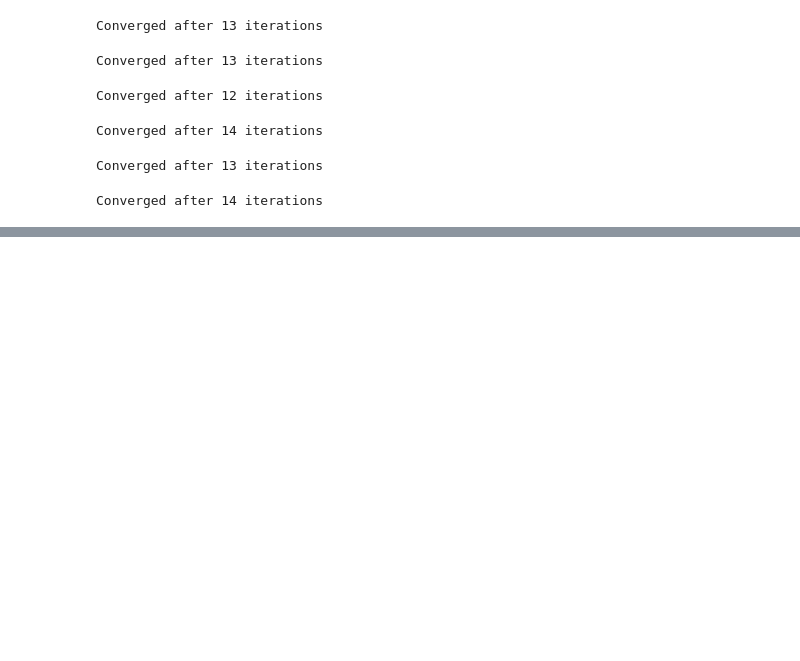
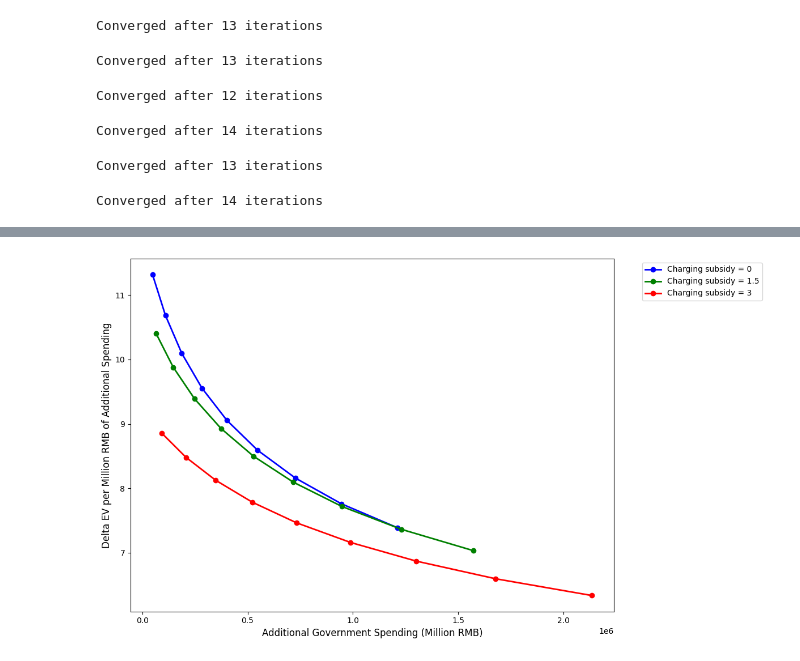
Before and after one commit to RBW021121/MSc-Dissertation, a Jupyter notebook: 7. Counterfactual.ipynb, the cells around one changed output, grey strips where cells are left out. Saved outputs shown, nothing was run; the diff lists cells and outputs as text; code cells hidden in the pictures; blank space fills up the shorter version.

```diff
--- a/7. Counterfactual.ipynb
+++ b/7. Counterfactual.ipynb
@@ -1055,0 +1077,36 @@ plt.show()
+# %%
+# Plot cost-effectiveness against additional spending
+results_df = results_df.sort_values(['charging_subsidy', 'delta_spending_millions'])
+
+# Select specific charging subsidy levels to show
+selected_charging_levels = [0, 1.5, 3]
+colors = ['blue', 'green', 'red']
+labels = ['No charging subsidy', 'Medium charging subsidy', 'High charging subsidy']
+
+# Create the plot
+plt.figure(figsize=(12, 7))
+
+for charging_level, color, label in zip(selected_charging_levels, colors, labels):
+    # Get data for this charging subsidy level and exclude zero spending
+    subset = results_df[
+        (results_df['charging_subsidy'] == charging_level) &
+        (results_df['delta_spending_millions'] > 0)
+    ].copy()
+    subset = subset.sort_values('delta_spending_millions')
+
+    # Plot delta_ev per million spent against delta_spending
+    plt.plot(subset['delta_spending_millions'],
+             subset['ev_per_million'],
+             color=color,
+             label=f'Charging subsidy = {charging_level}',
+             marker='o',
+             linewidth=2,
+             markersize=6)
+
+plt.xlabel('Additional Government Spending (Million RMB)', fontsize=12)
+plt.ylabel('Delta EV per Million RMB of Additional Spending', fontsize=12)
+plt.legend(bbox_to_anchor=(1.05, 1), loc='upper left')
+plt.tight_layout()
+plt.show()
+# %% [output]
+[figure, added]
```
Also changed, not shown: parts of 4 cells of this notebook, 15 other files.
